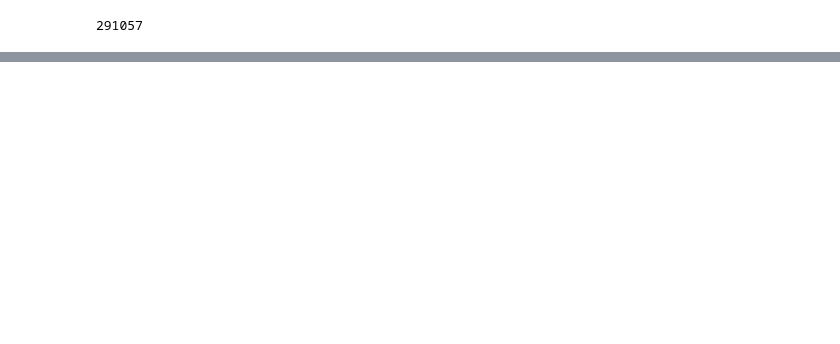
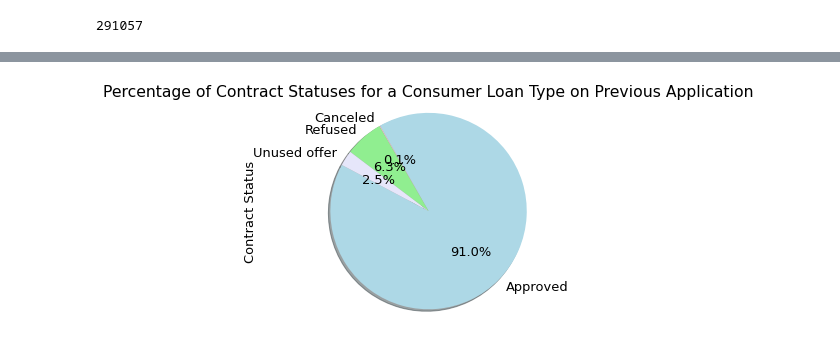
Before and after one commit to Shanaida/datascience_project1, a Jupyter notebook: project_one.ipynb, the cells around one changed output, grey strips where cells are left out. Drawn from its saved outputs; the diff is of its cells as text; code cells hidden in the pictures; blank space fills up the shorter version.

```diff
--- a/project_one.ipynb
+++ b/project_one.ipynb
@@ -267,0 +343,28 @@ dtype: int64
+# %%
+#Dataframe for consumer loan'PREV_NAME_CONTRACT_TYPE'
+consumer_loan_type=clean_loan_data.loc[clean_loan_data['PREV_NAME_CONTRACT_TYPE'] == "Consumer loans"]
+
+#Dataframe grouping by the 'PREV_NAME_CONTRACT_STATUS' column
+consumerloan_status_group = consumer_loan_type.groupby('PREV_NAME_CONTRACT_STATUS')
+
+#dataframe counting the number of data points for each contract status type
+consumerloan_status_group_count = pd.DataFrame(consumerloan_status_group['PREV_NAME_CONTRACT_STATUS'].count())
+
+#Labels for pie chart
+consumerloan_statuses = list(consumerloan_status_group_count.index.values)
+consumerloan_statuses_count = consumerloan_status_group_count['PREV_NAME_CONTRACT_STATUS']
+
+#The colors of each section of the pie chart
+colors = ["lightblue", "pink", "lightgreen", "lavender"]
+
+#Create the pie chart based on values
+plt.pie(consumerloan_statuses_count, labels=consumerloan_statuses, colors=colors,
+        autopct="%1.1f%%", shadow=True, startangle=152)
+plt.rcParams['font.size'] = 13
+plt.title("Percentage of Contract Statuses for a Consumer Loan Type on Previous Application")
+plt.ylabel("Contract Status")
+plt.axis("equal")
+#plt.savefig("ConsumerloanStatusesPieChart.png")
+plt.show()
+# %% [output]
+[figure, added]
```
Also changed, not shown: parts of 20 cells of this notebook.
